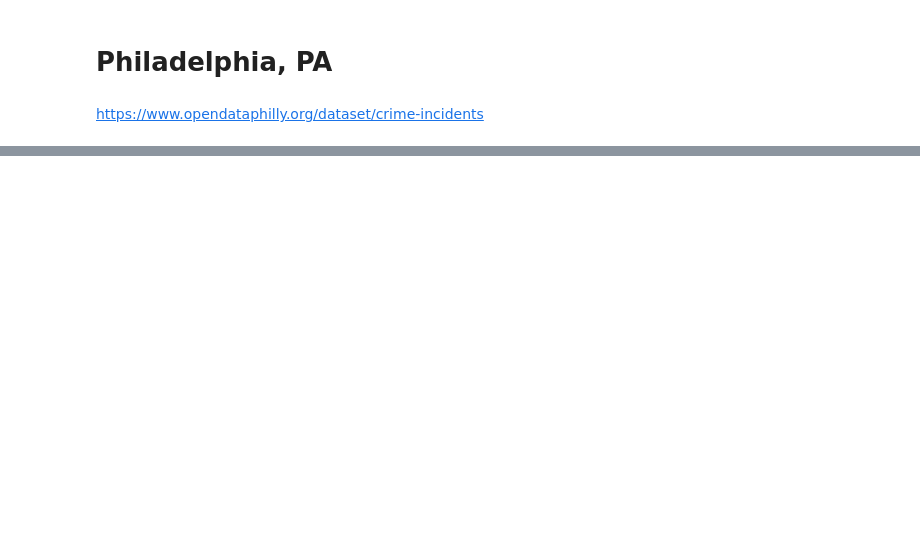
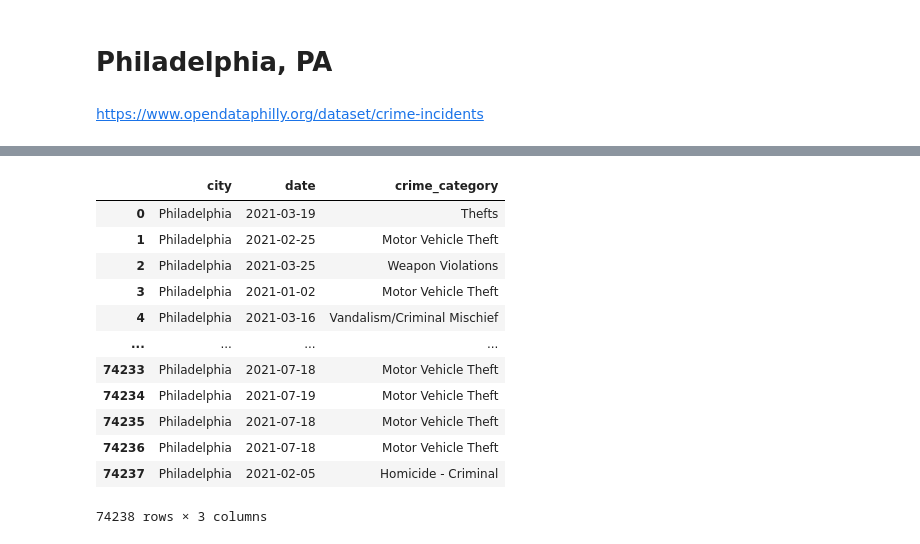
Before and after one commit to alanhlee/crimestatsproj, a Jupyter notebook: Philadelphia_Data/Philadelphia.ipynb, the cells around one changed output, grey strips where cells are left out. Saved outputs shown, nothing was run; the diff lists cells and outputs as text; code cells hidden in the pictures; blank space fills up the shorter version.

Commit message:
finished cleaning (updating columns)

```diff
--- a/Philadelphia_Data/Philadelphia.ipynb
+++ b/Philadelphia_Data/Philadelphia.ipynb
@@ -64,2 +113,26 @@ phil = pd.concat(phil_list)
+# %%
+phil = phil.rename(columns={'the_geom': 'city', 'text_general_code': 'crime_category', 'dispatch_date': 'date'})
+# %%
+phil['city'] = 'Philadelphia'
+# %%
+phil = phil.loc[:, ['city', 'date', 'crime_category']]
+# %%
+phil = phil[phil.date >= '2020-10-08']
+# %%
+phil
+# %% [output]
+|  | city | date | crime_category |
+| 0 | Philadelphia | 2021-03-19 | Thefts |
+| 1 | Philadelphia | 2021-02-25 | Motor Vehicle Theft |
+| 2 | Philadelphia | 2021-03-25 | Weapon Violations |
+| 3 | Philadelphia | 2021-01-02 | Motor Vehicle Theft |
+| 4 | Philadelphia | 2021-03-16 | Vandalism/Criminal Mischief |
+| ... | ... | ... | ... |
+| 74233 | Philadelphia | 2021-07-18 | Motor Vehicle Theft |
+| 74234 | Philadelphia | 2021-07-19 | Motor Vehicle Theft |
+| 74235 | Philadelphia | 2021-07-18 | Motor Vehicle Theft |
+| 74236 | Philadelphia | 2021-07-18 | Motor Vehicle Theft |
+| 74237 | Philadelphia | 2021-02-05 | Homicide - Criminal |
+74238 rows × 3 columns
 # %%
 phil.to_csv("../Data_Clean/Philadelphia.csv")
```
Also changed, not shown: parts of 5 cells of this notebook, 4 other files.
